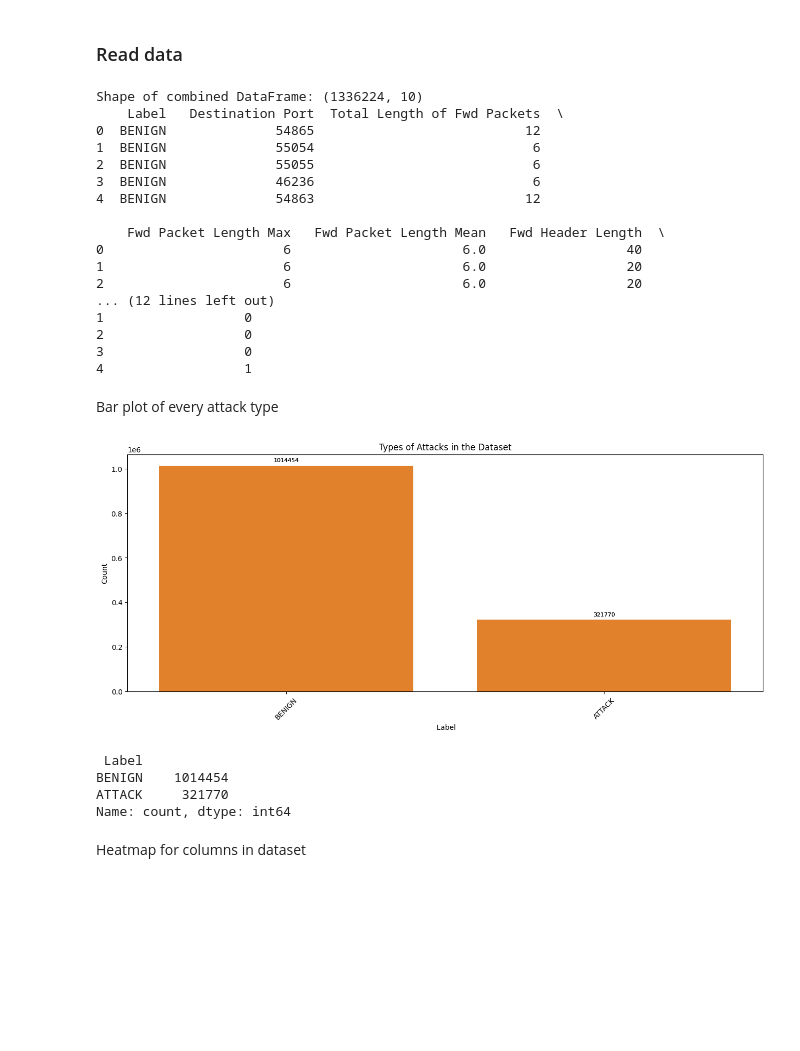
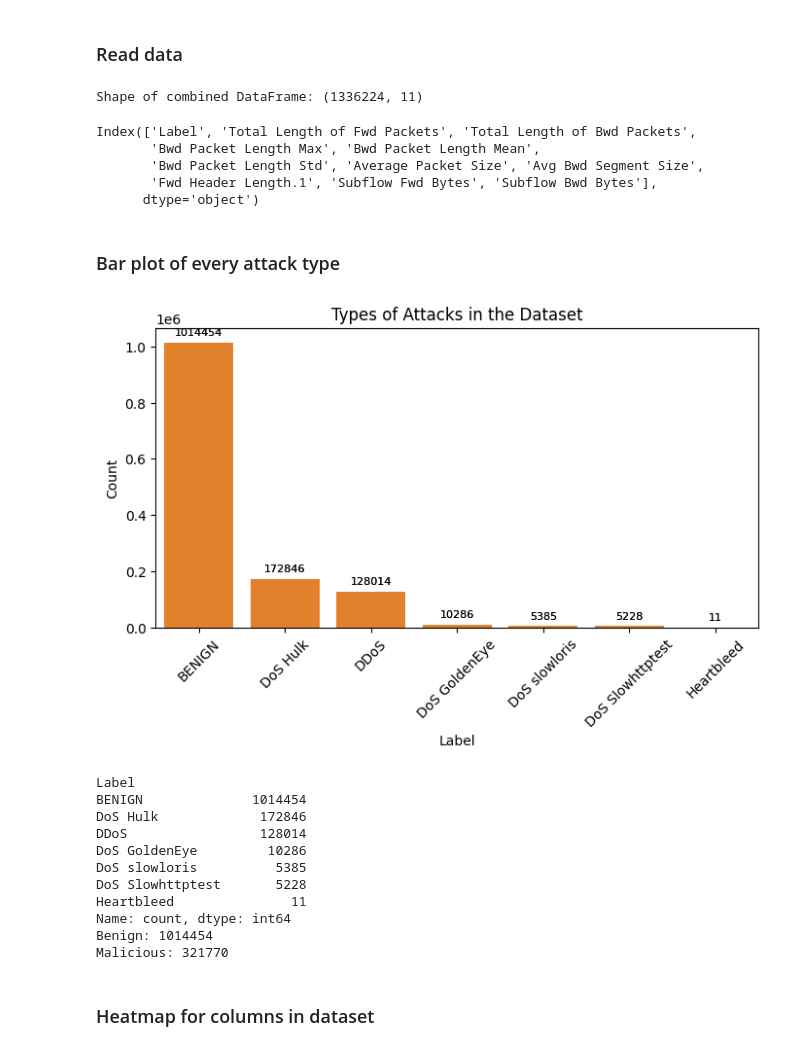
Before and after one commit to dwdwjtwcz/ids2017-anomaly-detection, a Jupyter notebook: statistics.ipynb, the cells around one changed output. Cells and saved outputs as stored; diff of their text form; code cells hidden in the pictures; blank space fills up the shorter version.

Commit message:
new datasets

```diff
--- a/statistics.ipynb
+++ b/statistics.ipynb
@@ -8,66 +8,64 @@ import seaborn as sns
 # %% [markdown]
 ### Read data
 # %%
-df = pd.read_parquet('IDS2017/Final/DDoS_Attacks.parquet')
+df = pd.read_parquet('IDS2017/Final/Combined.parquet')
 
 df.reset_index(drop=True, inplace=True)
 print("Shape of combined DataFrame:", df.shape)
 df.columns
-print(df.head())
 # %% [output]
-Shape of combined DataFrame: (1336224, 10)
-    Label   Destination Port  Total Length of Fwd Packets  \
-0  BENIGN              54865                           12
-1  BENIGN              55054                            6
-2  BENIGN              55055                            6
-3  BENIGN              46236                            6
-4  BENIGN              54863                           12
-
-    Fwd Packet Length Max   Fwd Packet Length Mean   Fwd Header Length  \
-0                       6                      6.0                  40
-1                       6                      6.0                  20
-2                       6                      6.0                  20
-... (12 lines left out)
-1                  0
-2                  0
-3                  0
-4                  1
+Shape of combined DataFrame: (1336224, 11)
+Index(['Label', 'Total Length of Fwd Packets', 'Total Length of Bwd Packets',
+       'Bwd Packet Length Max', 'Bwd Packet Length Mean',
+       'Bwd Packet Length Std', 'Average Packet Size', 'Avg Bwd Segment Size',
+       'Fwd Header Length.1', 'Subflow Fwd Bytes', 'Subflow Bwd Bytes'],
+      dtype='object')
 # %% [markdown]
-Bar plot of every attack type
+### Bar plot of every attack type
 # %%
-label_counts = df[' Label'].value_counts().sort_values(ascending=False)
+label_counts = df['Label'].value_counts().sort_values(ascending=False)
 
-plt.figure(figsize=(16, 6))
-sns.countplot(x=' Label', data=df, order=label_counts.index)
-ax = sns.countplot(x=' Label', data=df, order=label_counts.index)
+plt.figure(figsize=(8, 4))
+sns.countplot(x='Label', data=df, order=label_counts.index)
+ax = sns.countplot(x='Label', data=df, order=label_counts.index)
 
 plt.title('Types of Attacks in the Dataset')
-plt.xlabel(' Label')
+plt.xlabel('Label')
 plt.ylabel('Count')
 plt.xticks(rotation=45)
 
 for p in ax.patches:
     ax.annotate(
         f'{int(p.get_height())}',
         (p.get_x() + p.get_width() / 2., p.get_height()),
         ha = 'center',
         va = 'baseline',
         fontsize = 8,
         color = 'black',
         xytext = (0, 5),
         textcoords = 'offset points'
     )
 
 plt.show()
 print(label_counts)
+
+print('Benign:', label_counts.iloc[0])
+print('Malicious:', label_counts.iloc[1:].sum())
 # %% [output]
-[figure, old version]
+[figure, new version]
- Label
-BENIGN    1014454
-ATTACK     321770
+Label
+BENIGN              1014454
+DoS Hulk             172846
+DDoS                 128014
+DoS GoldenEye         10286
+DoS slowloris          5385
+DoS Slowhttptest       5228
+Heartbleed               11
 Name: count, dtype: int64
+Benign: 1014454
+Malicious: 321770
 # %% [markdown]
-Heatmap for columns in dataset
+### Heatmap for columns in dataset
 # %%
 X = df.drop('Label', axis=1)
 plt.figure(figsize=(14, 12))
```
Also changed, not shown: parts of 3 cells of this notebook, 6 other files.
